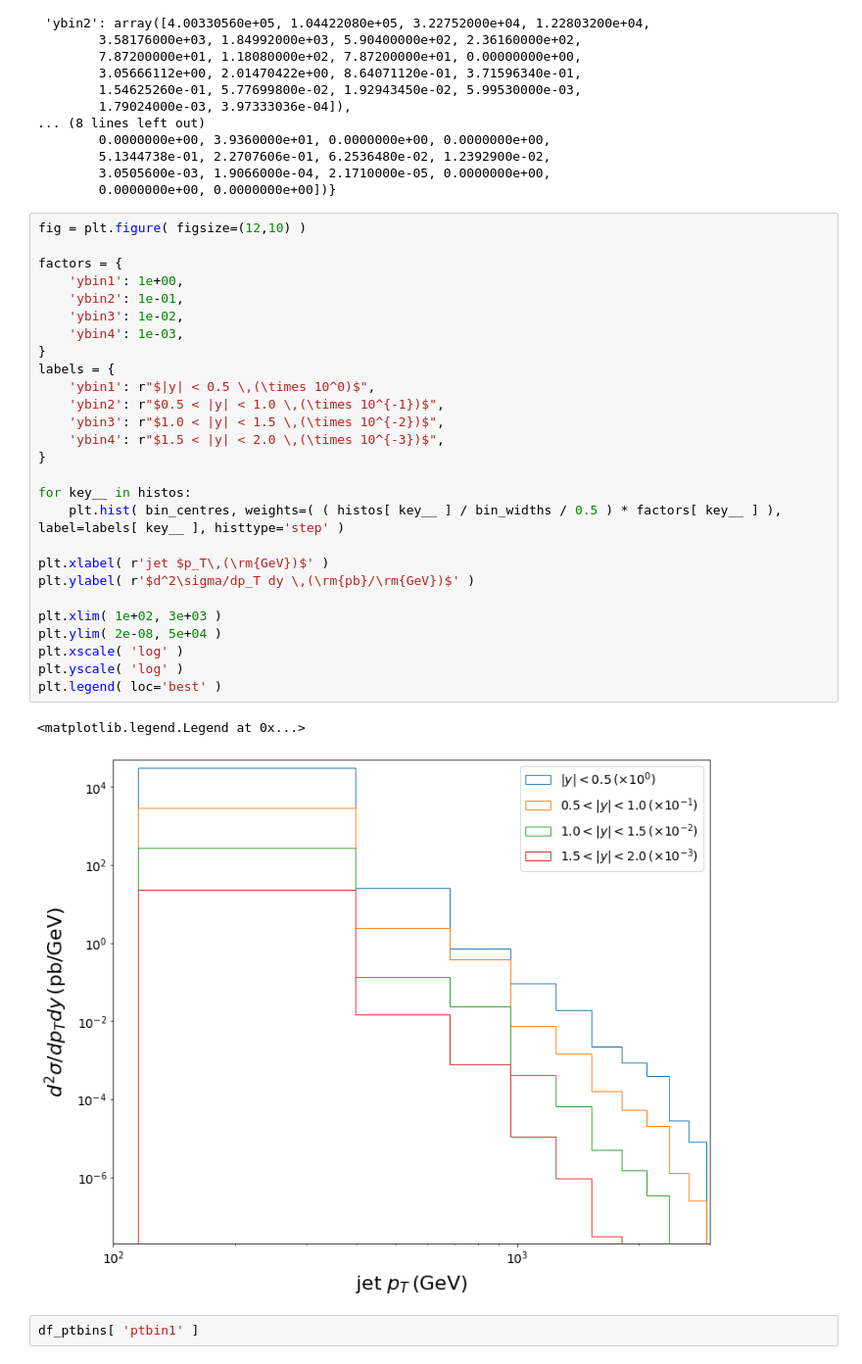
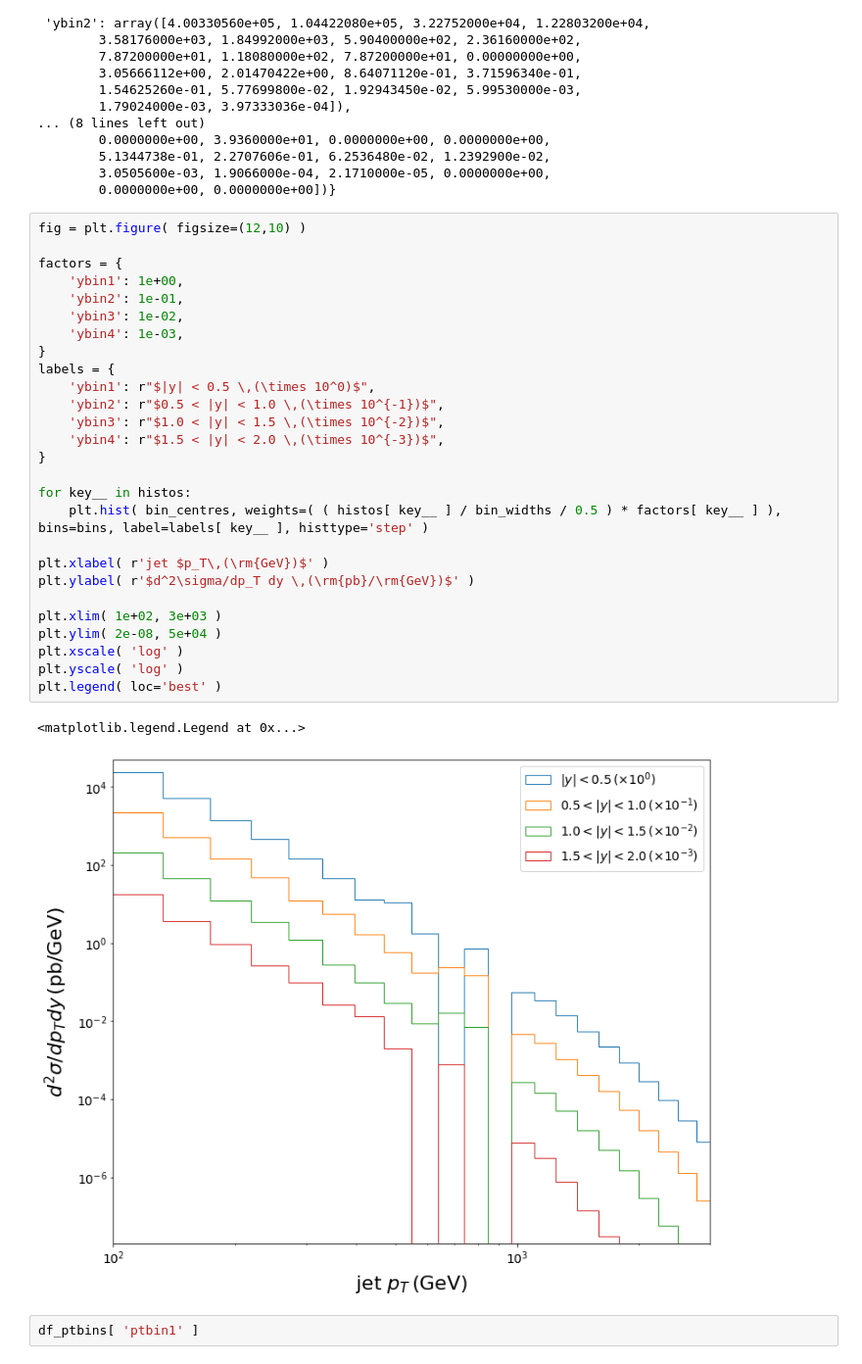
Before and after one commit to antoniovilela/madgraph, a Jupyter notebook: ExRootAnalysis-LHE-pp-jj-binned.ipynb, the cells around one changed output. Shown: that part at 98% size. Cells and saved outputs as stored; diff of their text form.

```diff
--- a/ExRootAnalysis-LHE-pp-jj-binned.ipynb
+++ b/ExRootAnalysis-LHE-pp-jj-binned.ipynb
@@ -191,33 +191,33 @@ histos
 # %%
 fig = plt.figure( figsize=(12,10) )
 
 factors = {
     'ybin1': 1e+00,
     'ybin2': 1e-01,
     'ybin3': 1e-02,
     'ybin4': 1e-03,
 }
 labels = {
     'ybin1': r"$|y| < 0.5 \,(\times 10^0)$",
     'ybin2': r"$0.5 < |y| < 1.0 \,(\times 10^{-1})$",
     'ybin3': r"$1.0 < |y| < 1.5 \,(\times 10^{-2})$",
     'ybin4': r"$1.5 < |y| < 2.0 \,(\times 10^{-3})$",
 }
 
 for key__ in histos:
-    plt.hist( bin_centres, weights=( ( histos[ key__ ] / bin_widths / 0.5 ) * factors[ key__ ] ), label=labels[ key__ ], histtype='step' )
+    plt.hist( bin_centres, weights=( ( histos[ key__ ] / bin_widths / 0.5 ) * factors[ key__ ] ), bins=bins, label=labels[ key__ ], histtype='step' )
 
 plt.xlabel( r'jet $p_T\,(\rm{GeV})$' )
 plt.ylabel( r'$d^2\sigma/dp_T dy \,(\rm{pb}/\rm{GeV})$' )
 
 plt.xlim( 1e+02, 3e+03 )
 plt.ylim( 2e-08, 5e+04 )
 plt.xscale( 'log' )
 plt.yscale( 'log' )
 plt.legend( loc='best' )
 # %% [output]
 <matplotlib.legend.Legend at 0x...>
-[figure, old version]
+[figure, new version]
 # %%
 df_ptbins[ 'ptbin1' ]
 # %% [output]
```
